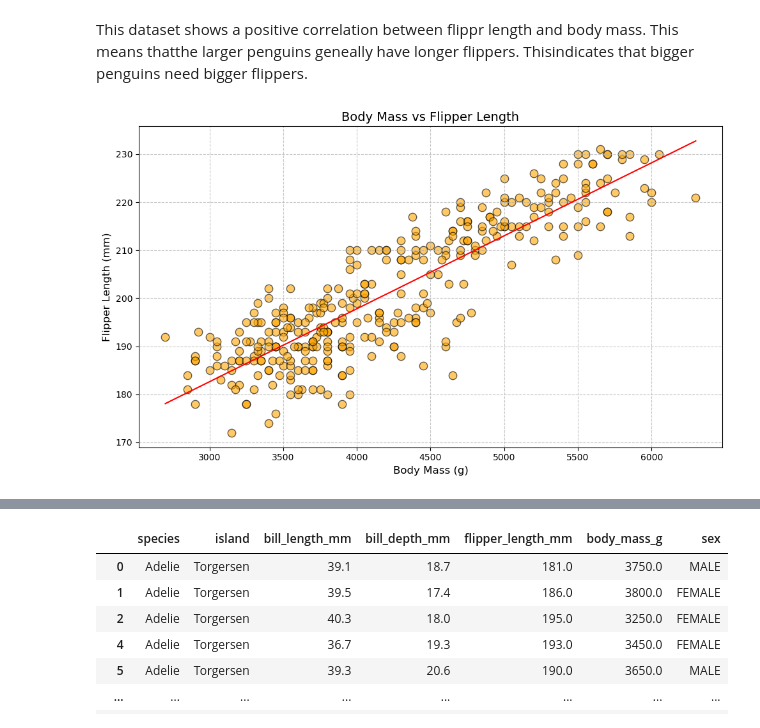
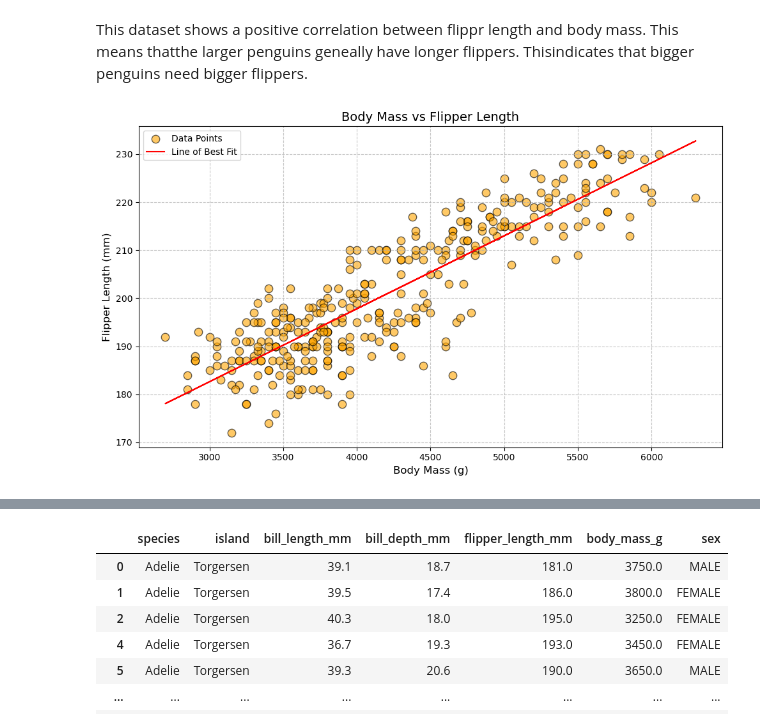
Before and after one commit to aoifeflav/principles-of-data-analytics-mywork, a Jupyter notebook: penguins.ipynb, the cells around one changed output, grey strips where cells are left out. Drawn from its saved outputs; the diff is of its cells as text; code cells hidden in the pictures.

```diff
--- a/penguins.ipynb
+++ b/penguins.ipynb
@@ -141,3 +128,0 @@ Possible analyses:
-# %%
-bodymass = df['body_mass_g'].to_numpy()
-flipperlength = df['flipper_length_mm'].to_numpy()
@@ -200,24 +131,24 @@ This dataset shows a positive correlation between flippr length and body mass. T
 # %%
 # get the body weight and flipper length from the data, convert to numpy
 bweight = df['body_mass_g']
 flength = df['flipper_length_mm']
 
 #Use the stateful approach
 fig, ax = plt.subplots(figsize=(10,6))
 
-slope, intercept = np.polyfit(bweight, flength, 1)  # Linear fit (degree=1)
-x_fit = np.linspace(bweight.min(), bweight.max(), 100)
-y_fit = slope * x_fit + intercept
-ax.plot(x_fit, y_fit, color='red', label='Line of Best Fit')
+#fit a straight line between x and y
+m, c = np.polyfit(bodymass, flipperlength, 1)
 
 #plot it and make it pretty
 ax.scatter(bweight, flength, color='orange', alpha=0.6, s=80, edgecolor='black', label='Data Points')
+ax.plot(bweight, m * bweight + c, color = 'red', label='Line of Best Fit') # plot the line of best fit
 ax.set_xlabel('Body Mass (g)', fontsize=12)
 ax.set_ylabel('Flipper Length (mm)', fontsize=12)
 ax.set_title('Body Mass vs Flipper Length', fontsize=14)
 ax.grid(True, linestyle='--', alpha=0.7) #add graph lines
 ax.tick_params(axis='x',labelsize=10)
 ax.tick_params(axis='y',labelsize=10)
+ax.legend()
 fig.tight_layout()
 # %% [output]
-[figure, old version]
+[figure, new version]
```
Also changed, not shown: parts of 20 cells of this notebook.
